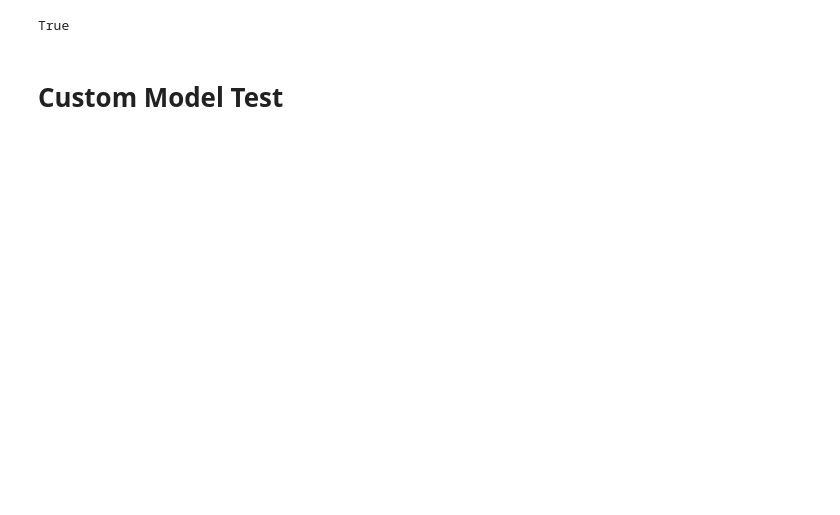
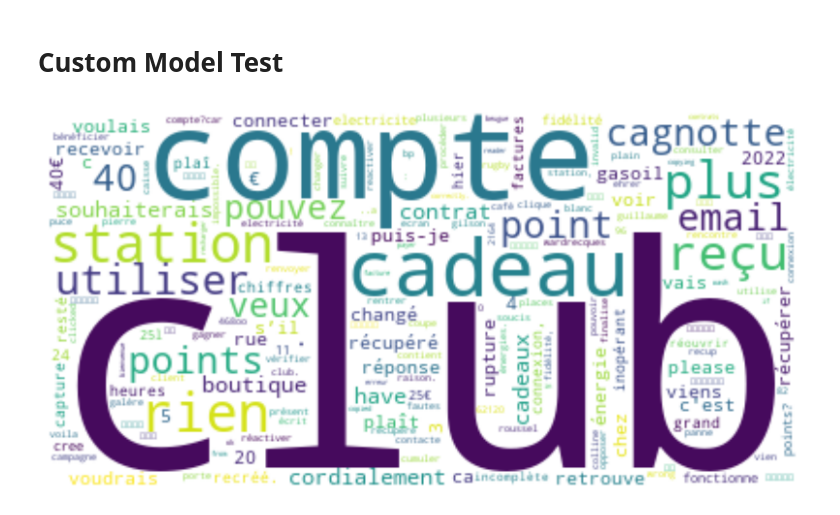
Before and after one commit to konkinit/topic_modeling, a Jupyter notebook: notebooks/drafts.ipynb, the cells around one changed output. Cells and saved outputs as stored; diff of their text form; code cells hidden in the pictures; blank space fills up the shorter version.

```diff
--- a/notebooks/drafts.ipynb
+++ b/notebooks/drafts.ipynb
@@ -29,23 +33,30 @@ from src.utils import (
 )
-# %%
-'de' in get_stop_words("french")
-# %% [output]
-True
 # %%
 # getEmbeddings(sent_transformers_params(), "test", "je suis un scientifique des données")
 # %% [markdown]
 # Custom Model Test
+# %%
+transformer_ = "dangvantuan/sentence-camembert-base"
+docs_name = "chatbot-sample"
+language = "french"
+list_context_sw = ["\?", "question"]
+
+sample_file_path =  "./data/chatbot_data_file_sample.csv"
+with open(sample_file_path, 'rb') as f:
+    docs = pd.read_csv(f, sep="|")["question"].tolist()
 # %%
-# transformer_ = "dangvantuan/sentence-camembert-large"
-# docs_name = "chatbot-sample"
+# transformer_ = "all-MiniLM-L6-v2"
+# docs_name = "fetch-sample"
+# language = "english"
 
-transformer_ = "all-MiniLM-L6-v2"
-docs_name = "fetch-sample"
-
-docs = fetch_20newsgroups(
-    subset="all",
-    remove=("headers", "footers", "quotes")
-    )["data"]
+# docs = fetch_20newsgroups(
+#    subset="all",
+#    remove=("headers", "footers", "quotes")
+#    )["data"]
+# %%
+global_wordcloud(" ".join(docs), language, list_context_sw)
+# %% [output]
+[figure, added]
 # %%
 umap_model = getDimReductionModel(umap_data())
 hdbscan_model = getClusteringModel(hdbscan_data())
```
Also changed, not shown: parts of 5 cells of this notebook, 9 other files.
